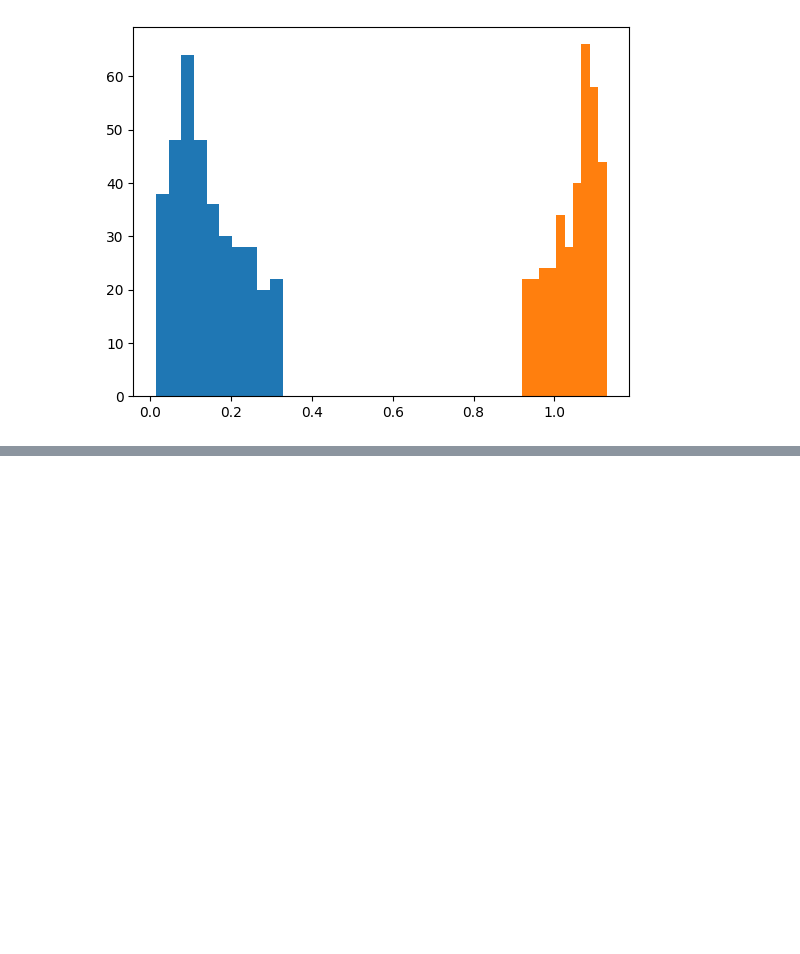
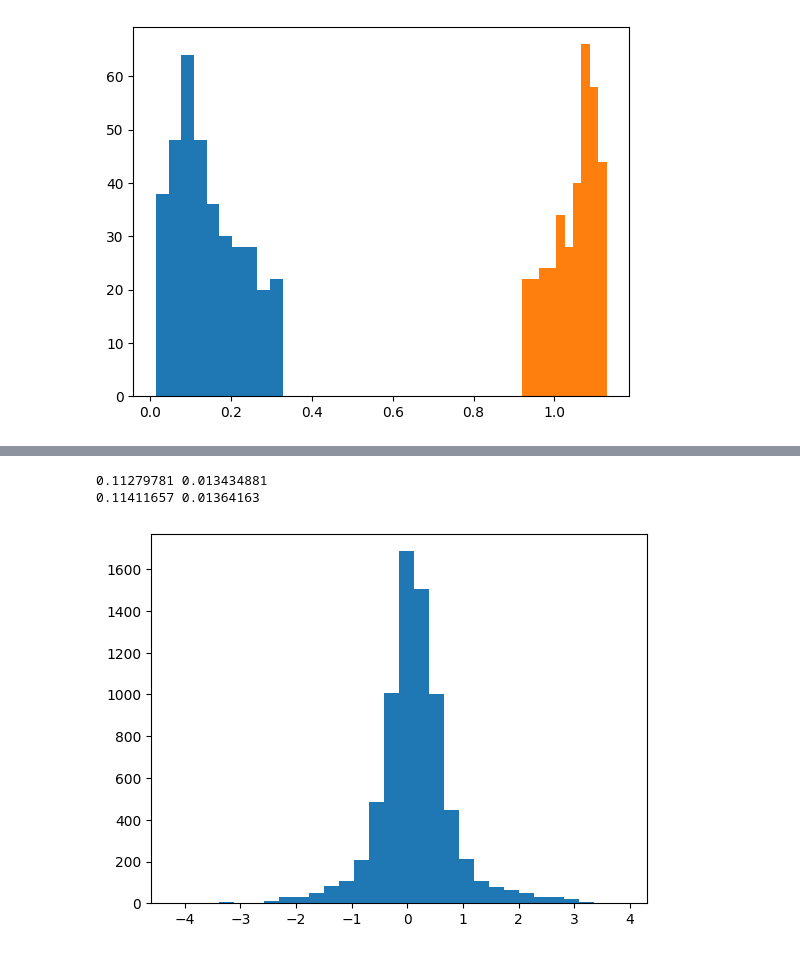
Before and after one commit to JonahKember/hippocampus_dMRI, a Jupyter notebook: testing.ipynb, the cells around one changed output, grey strips where cells are left out. Cells and saved outputs as stored; diff of their text form; code cells hidden in the pictures; blank space fills up the shorter version.

```diff
--- a/testing.ipynb
+++ b/testing.ipynb
@@ -867,0 +948,15 @@ np.float64(0.20629440673289678)
+# %%
+
+from scipy import stats
+
+plt.hist((data_outer - data_inner) * 100, 30)
+
+stats.ttest_1samp((data_outer - data_inner)* 100, 0)
+
+
+print(data_inner.mean(), data_inner.std())
+print(data_outer.mean(), data_outer.std())
+# %% [output]
+0.11279781 0.013434881
+0.11411657 0.01364163
+[figure, added]
```
Also changed, not shown: parts of 7 cells of this notebook, 6 other files.
